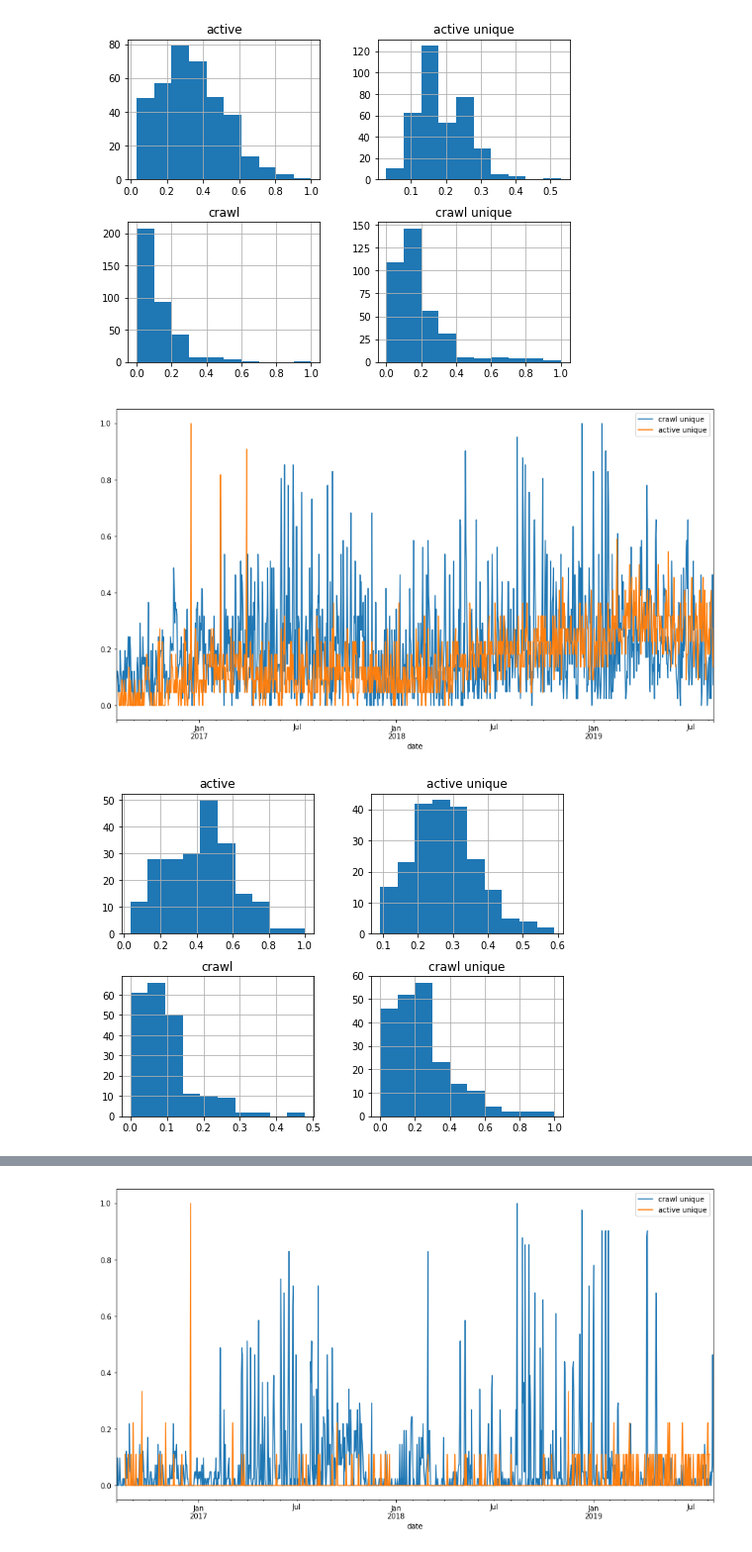
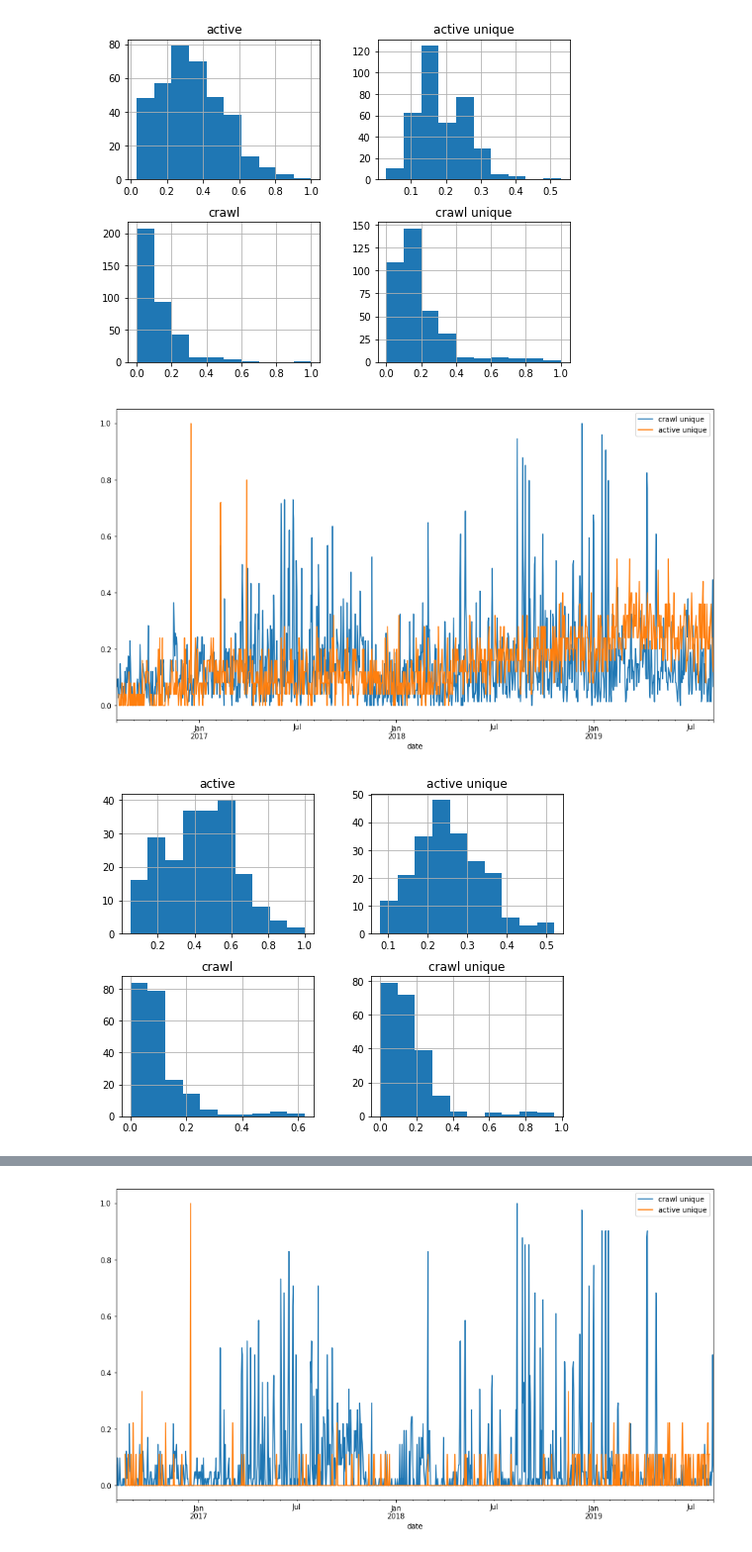
Before and after one commit to aysunakarsu/seo_data_distribution_analysis, a Jupyter notebook: SEO Data Distribution Analysis.ipynb, the cells around one changed output, grey strips where cells are left out. Shown at 99% size. Cells and saved outputs as stored; diff of their text form; code cells hidden in the pictures.

```diff
--- a/SEO Data Distribution Analysis.ipynb
+++ b/SEO Data Distribution Analysis.ipynb
@@ -35,20 +35,20 @@ df_sum['2018-08-01':'2019-08-01'].hist(figsize=(8,6));
 # %%
 scaler = MinMaxScaler()
 include = ['/blog/']
 exclude = ['/tag/','/archive/','page','.html']
 df_select_crawl = df_crawl[df_crawl.request_url.str.contains('|'.join(include))]
 df_select_active = df_active[df_active.request_url.str.contains('|'.join(include))]
-df_select_crawl = df_select_crawl[(~df_select_crawl.request_url.str.contains('|'.join(exclude)))].resample('D').sum()
-df_select_active = df_select_active[(~df_select_active.request_url.str.contains('|'.join(exclude)))].resample('D').sum()
+df_select_crawl = df_select_crawl[(~df_select_crawl.request_url.str.contains('&'.join(exclude)))].resample('D').sum()
+df_select_active = df_select_active[(~df_select_active.request_url.str.contains('&'.join(exclude)))].resample('D').sum()
 df_sum = pd.concat([df_select_crawl, df_select_active], axis=1)
 df_sum[['crawl','crawl unique','active','active unique']] = scaler.fit_transform(df_sum[['crawl','crawl unique','active','active unique']])
 df_sum[['crawl unique','active unique']].plot(figsize=(15,8));
 # %% [output]
-[figure, old version]
+[figure, new version]
 # %%
 df_sum['2019-01-01':'2019-08-01'].hist(figsize=(8,6));
 # %% [output]
-[figure, old version]
+[figure, new version]
 # %%
 df_sum['2019-01-01':'2019-08-01'].median()
 # %% [output]
```
Also changed, not shown: parts of 2 cells of this notebook.
